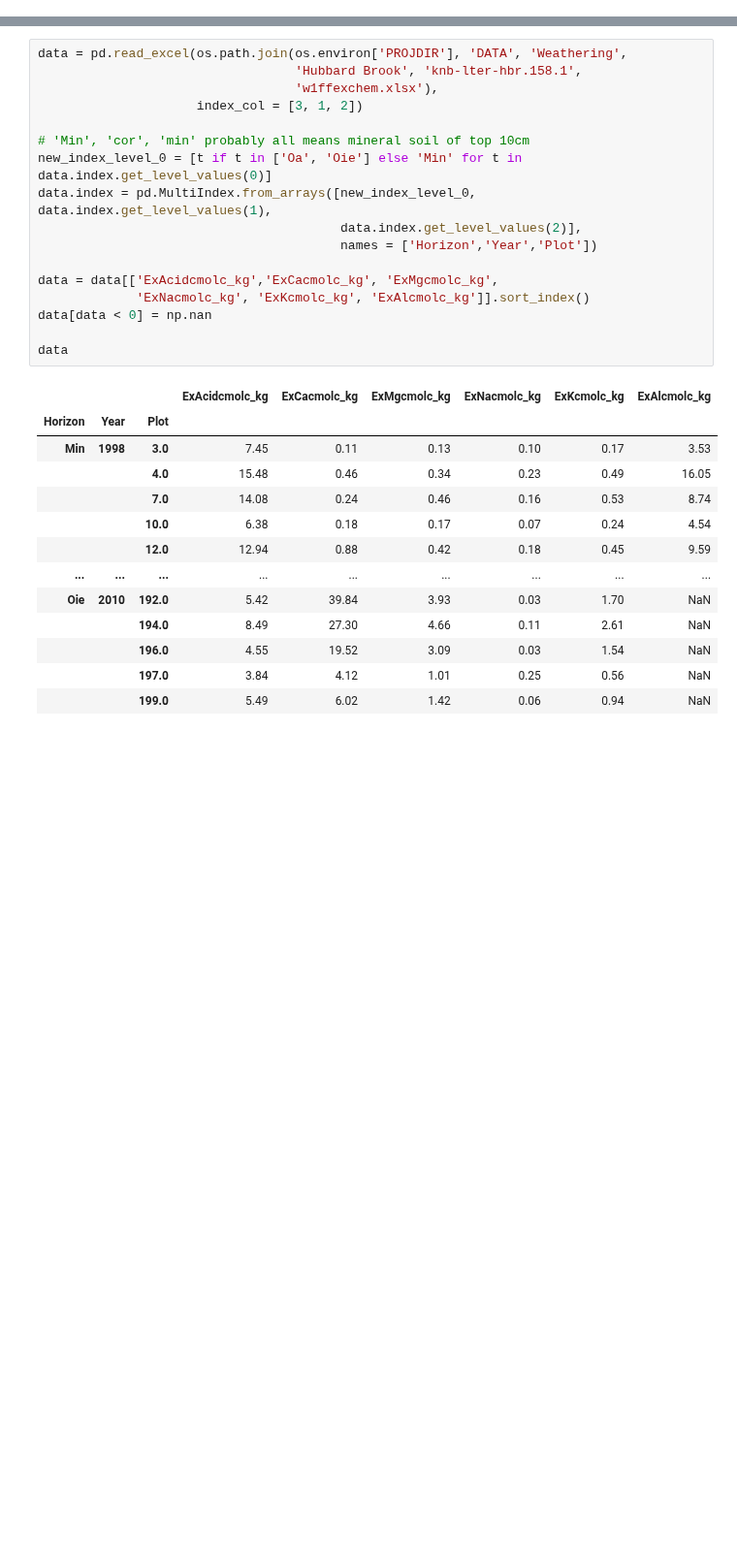
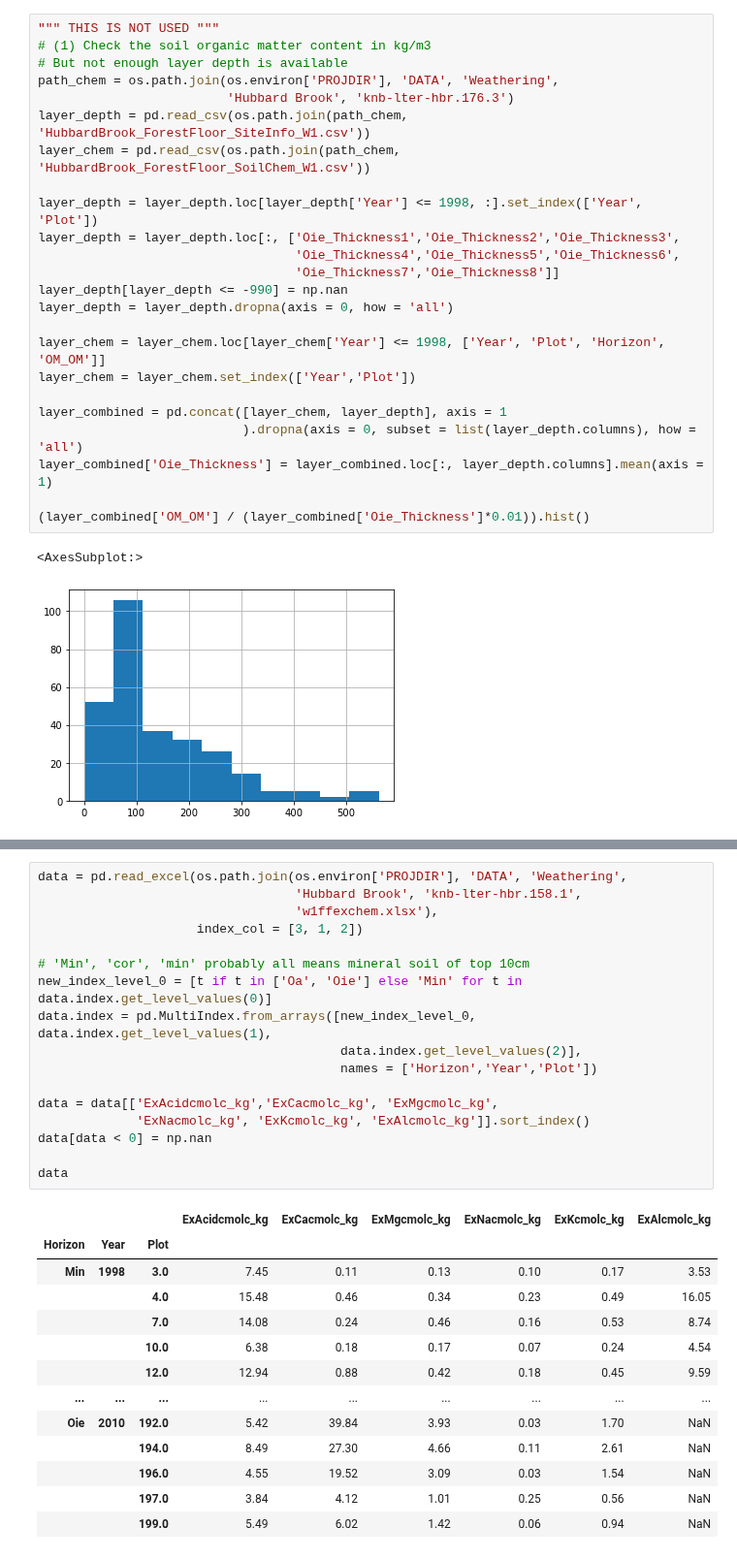
Before and after one commit to ypwong22/erw_scripts, a Jupyter notebook: plot_lysmeter.ipynb, the cells around one changed output, grey strips where cells are left out. Shown at 97% size. Saved outputs shown, nothing was run; the diff lists cells and outputs as text; blank space fills up the shorter version.

Commit message:
more detailed HRB data

```diff
--- a/plot_lysmeter.ipynb
+++ b/plot_lysmeter.ipynb
@@ -15,0 +176,27 @@ data['pH'].plot()
+# %%
+""" THIS IS NOT USED """
+# (1) Check the soil organic matter content in kg/m3
+# But not enough layer depth is available
+path_chem = os.path.join(os.environ['PROJDIR'], 'DATA', 'Weathering',
+                         'Hubbard Brook', 'knb-lter-hbr.176.3')
+layer_depth = pd.read_csv(os.path.join(path_chem, 'HubbardBrook_ForestFloor_SiteInfo_W1.csv'))
+layer_chem = pd.read_csv(os.path.join(path_chem, 'HubbardBrook_ForestFloor_SoilChem_W1.csv'))
+
+layer_depth = layer_depth.loc[layer_depth['Year'] <= 1998, :].set_index(['Year', 'Plot'])
+layer_depth = layer_depth.loc[:, ['Oie_Thickness1','Oie_Thickness2','Oie_Thickness3',
+                                  'Oie_Thickness4','Oie_Thickness5','Oie_Thickness6',
+                                  'Oie_Thickness7','Oie_Thickness8']]
+layer_depth[layer_depth <= -990] = np.nan
+layer_depth = layer_depth.dropna(axis = 0, how = 'all')
+
+layer_chem = layer_chem.loc[layer_chem['Year'] <= 1998, ['Year', 'Plot', 'Horizon', 'OM_OM']]
+layer_chem = layer_chem.set_index(['Year','Plot'])
+
+layer_combined = pd.concat([layer_chem, layer_depth], axis = 1
+                           ).dropna(axis = 0, subset = list(layer_depth.columns), how = 'all')
+layer_combined['Oie_Thickness'] = layer_combined.loc[:, layer_depth.columns].mean(axis = 1)
+
+(layer_combined['OM_OM'] / (layer_combined['Oie_Thickness']*0.01)).hist()
+# %% [output]
+<AxesSubplot:>
+[figure, added]
```
Also changed, not shown: parts of 19 cells of this notebook, 3 other files.
